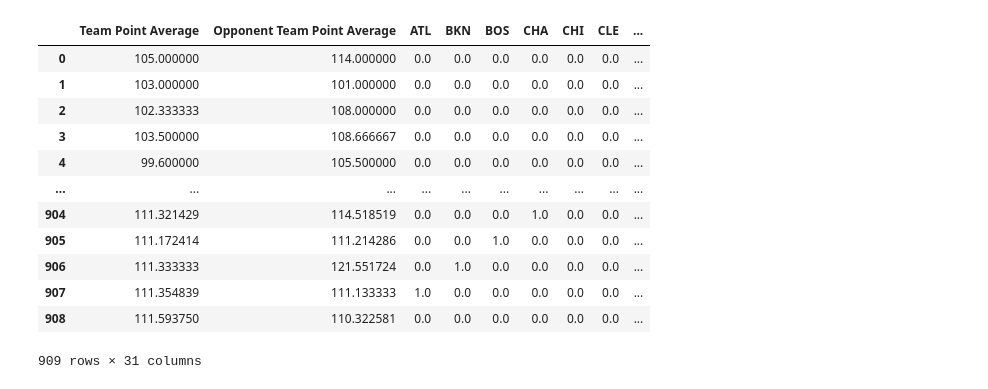
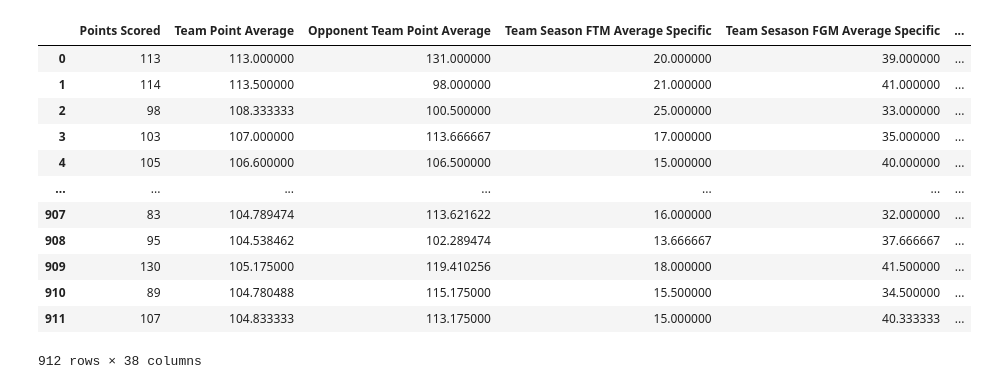
Before and after one commit to RohanPankaj/NBA-Prediction, a Jupyter notebook: Team-Predictions-New.ipynb, the cells around one changed output. Cells and saved outputs as stored; diff of their text form; code cells hidden in the pictures.

```diff
--- a/Team-Predictions-New.ipynb
+++ b/Team-Predictions-New.ipynb
@@ -237,7 +279,7 @@ class Team(object):
         print("Here is the result", )
         return(self.process_active_team_data(compiled_data))
 # %%
-team =Team(1610612763)
+team =Team(1610612752)
 test = team.get_active_team_data()
 
 
@@ -285,18 +310,17 @@ backup
-# %%
-
-backup_two = backup
-backup_two
-# %% [output]
-|  | Team Point Average | Opponent Team Point Average | ATL | BKN | BOS | CHA | CHI | CLE | ... |
-| 0 | 105.000000 | 114.000000 | 0.0 | 0.0 | 0.0 | 0.0 | 0.0 | 0.0 | ... |
-| 1 | 103.000000 | 101.000000 | 0.0 | 0.0 | 0.0 | 0.0 | 0.0 | 0.0 | ... |
-| 2 | 102.333333 | 108.000000 | 0.0 | 0.0 | 0.0 | 0.0 | 0.0 | 0.0 | ... |
-| 3 | 103.500000 | 108.666667 | 0.0 | 0.0 | 0.0 | 0.0 | 0.0 | 0.0 | ... |
-| 4 | 99.600000 | 105.500000 | 0.0 | 0.0 | 0.0 | 0.0 | 0.0 | 0.0 | ... |
-| ... | ... | ... | ... | ... | ... | ... | ... | ... | ... |
-| 904 | 111.321429 | 114.518519 | 0.0 | 0.0 | 0.0 | 1.0 | 0.0 | 0.0 | ... |
-| 905 | 111.172414 | 111.214286 | 0.0 | 0.0 | 1.0 | 0.0 | 0.0 | 0.0 | ... |
-| 906 | 111.333333 | 121.551724 | 0.0 | 1.0 | 0.0 | 0.0 | 0.0 | 0.0 | ... |
-| 907 | 111.354839 | 111.133333 | 1.0 | 0.0 | 0.0 | 0.0 | 0.0 | 0.0 | ... |
-| 908 | 111.593750 | 110.322581 | 0.0 | 0.0 | 0.0 | 0.0 | 0.0 | 0.0 | ... |
-909 rows × 31 columns
+# %%
+backup = test.copy()
+backup
+# %% [output]
+|  | Points Scored | Team Point Average | Opponent Team Point Average | Team Season FTM Average Specific | Team Sesason FGM Average Specific | ... |
+| 0 | 113 | 113.000000 | 131.000000 | 20.000000 | 39.000000 | ... |
+| 1 | 114 | 113.500000 | 98.000000 | 21.000000 | 41.000000 | ... |
+| 2 | 98 | 108.333333 | 100.500000 | 25.000000 | 33.000000 | ... |
+| 3 | 103 | 107.000000 | 113.666667 | 17.000000 | 35.000000 | ... |
+| 4 | 105 | 106.600000 | 106.500000 | 15.000000 | 40.000000 | ... |
+| ... | ... | ... | ... | ... | ... | ... |
+| 907 | 83 | 104.789474 | 113.621622 | 16.000000 | 32.000000 | ... |
+| 908 | 95 | 104.538462 | 102.289474 | 13.666667 | 37.666667 | ... |
+| 909 | 130 | 105.175000 | 119.410256 | 18.000000 | 41.500000 | ... |
+| 910 | 89 | 104.780488 | 115.175000 | 15.500000 | 34.500000 | ... |
+| 911 | 107 | 104.833333 | 113.175000 | 15.000000 | 40.333333 | ... |
+912 rows × 38 columns
```
Also changed, not shown: parts of 9 cells of this notebook.
